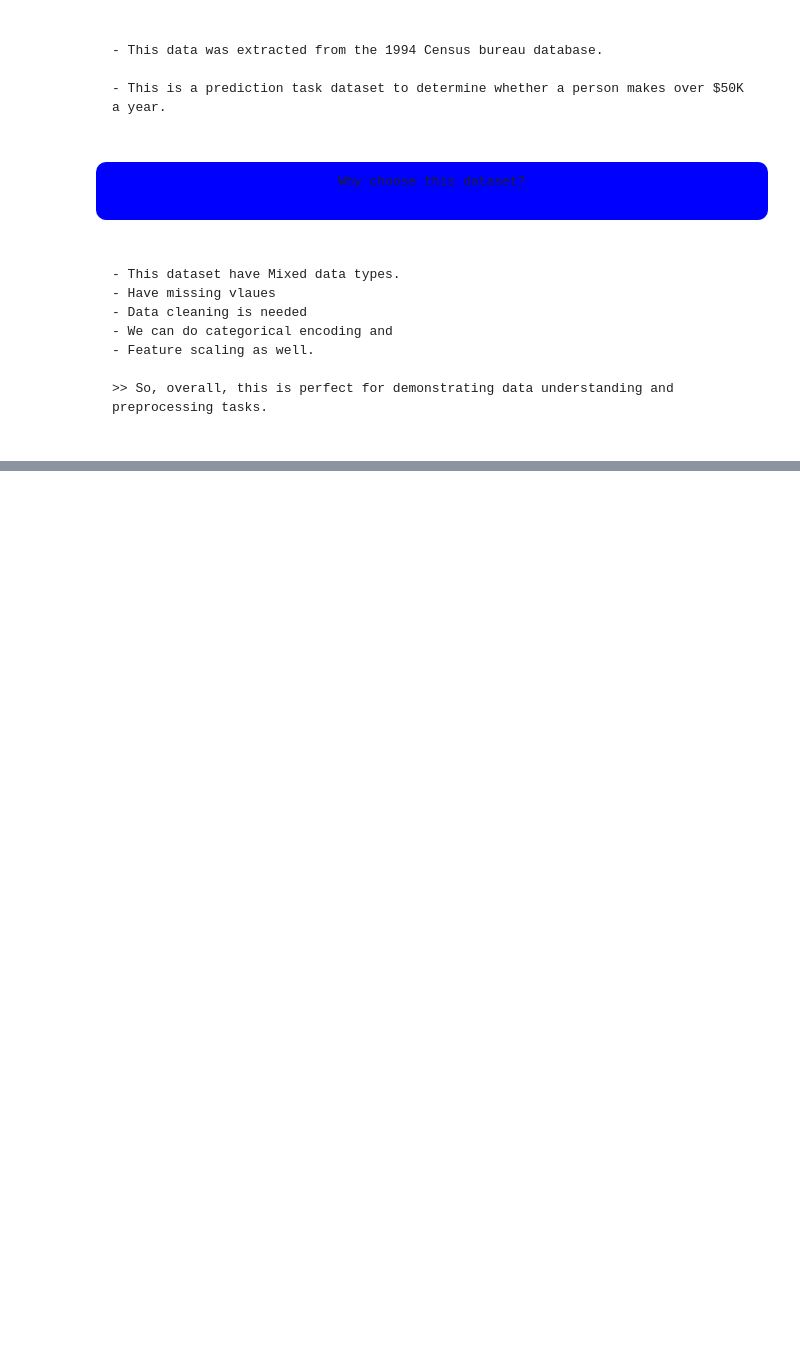
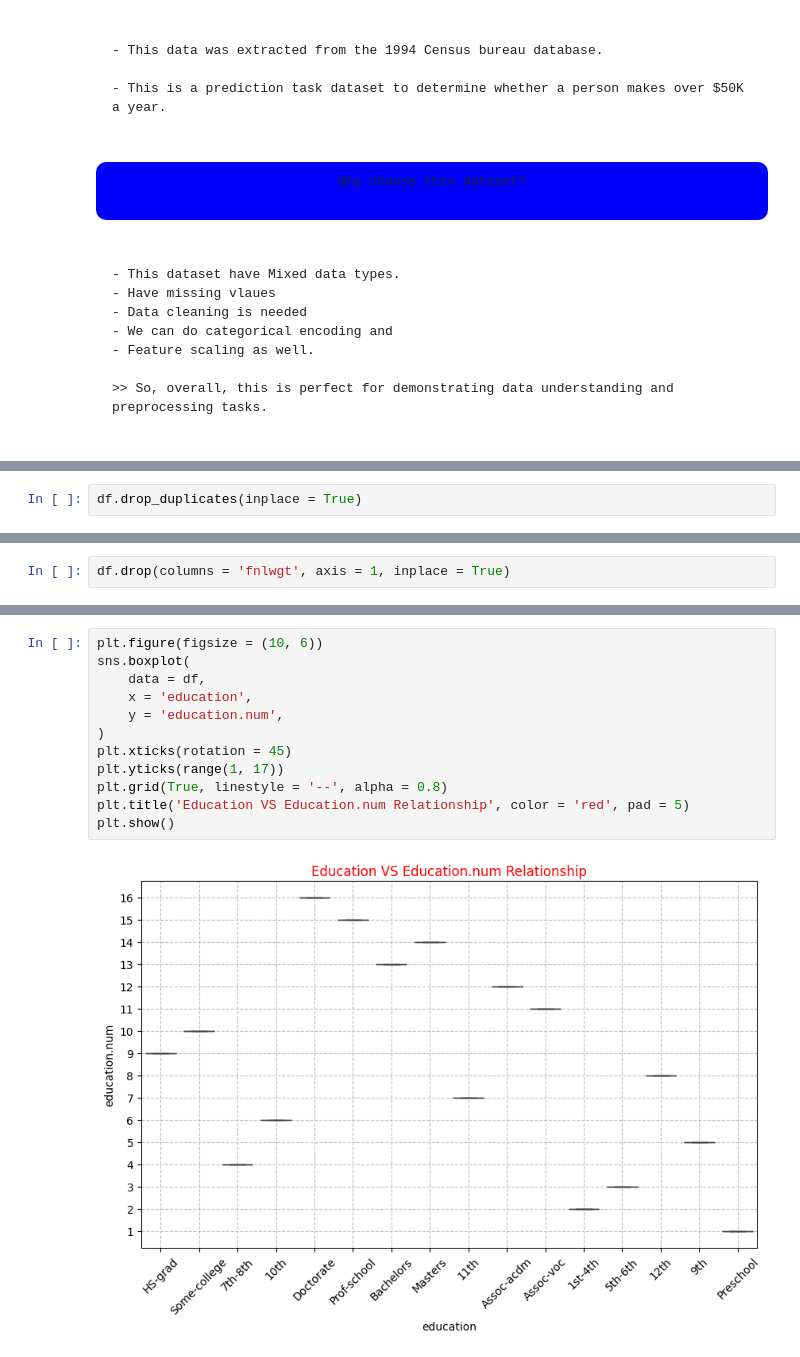
Before and after one commit to ashiq-km/pk_tasks, a Jupyter notebook: Task_1/notebooks/data_handling_skills.ipynb, the cells around one changed output, grey strips where cells are left out. Cells and saved outputs as stored; diff of their text form; blank space fills up the shorter version.

```diff
--- a/Task_1/notebooks/data_handling_skills.ipynb
+++ b/Task_1/notebooks/data_handling_skills.ipynb
@@ -73,0 +97,2 @@ Why choose this dataset?
+# %%
+df.drop_duplicates(inplace = True)
@@ -73,0 +177,2 @@ Why choose this dataset?
+# %%
+df.drop(columns = 'fnlwgt', axis = 1, inplace = True)
@@ -73,0 +204,14 @@ Why choose this dataset?
+# %%
+plt.figure(figsize = (10, 6))
+sns.boxplot(
+    data = df,
+    x = 'education',
+    y = 'education.num',
+)
+plt.xticks(rotation = 45)
+plt.yticks(range(1, 17))
+plt.grid(True, linestyle = '--', alpha = 0.8)
+plt.title('Education VS Education.num Relationship', color = 'red', pad = 5)
+plt.show()
+# %% [output]
+[figure, added]
```
Also changed, not shown: parts of 56 cells of this notebook.
